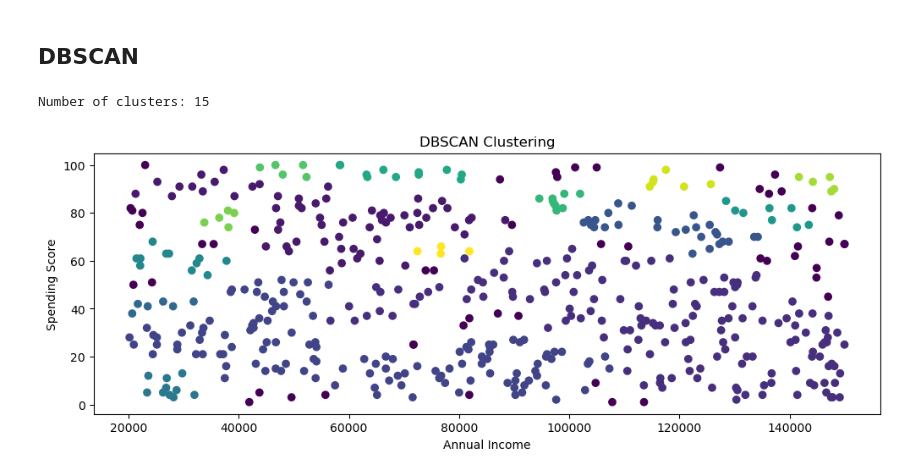
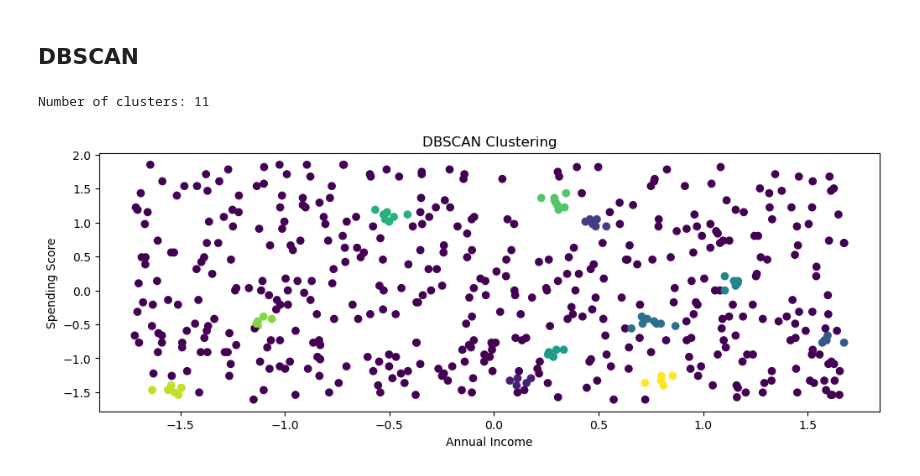
Before and after one commit to qnhn22/retail_analysis, a Jupyter notebook: Final_Project.ipynb, the cells around one changed output. Saved outputs shown, nothing was run; the diff lists cells and outputs as text; code cells hidden in the pictures.

```diff
--- a/Final_Project.ipynb
+++ b/Final_Project.ipynb
@@ -546,29 +565,29 @@ plt.show()
 # %%
 # Select features for clustering
 X = data[['AnnualIncome', 'SpendingScore']]
 
 # normalize data
 scaler = StandardScaler()
 X_scaled = scaler.fit_transform(X)
 
 # Perform DBSCAN clustering
-eps = 0.2  # Maximum distance between two samples to be considered as in the same neighborhood
+eps = 0.1  # Maximum distance between two samples to be considered as in the same neighborhood
 min_samples = 5  # Minimum number of samples in a neighborhood for a point to be considered as a core point
 dbscan = DBSCAN(eps=eps, min_samples=min_samples)
 labels = dbscan.fit_predict(X_scaled)
 
 # Count the number of clusters
 num_clusters = len(np.unique(labels)) - 1  # Subtract 1 to exclude noise points labeled as -1
 print("Number of clusters:", num_clusters)
 
 # Visualize the clusters
 plt.figure(figsize=(12, 4))
 
-plt.scatter(X['AnnualIncome'], X['SpendingScore'], c=labels, cmap='viridis')
+plt.scatter(X_scaled[:,0], X_scaled[:,1], c=labels, cmap='viridis')
 plt.title('DBSCAN Clustering')
 plt.xlabel('Annual Income')
 plt.ylabel('Spending Score')
 plt.show()
 # %% [output]
-Number of clusters: 15
+Number of clusters: 11
-[figure, old version]
+[figure, new version]
```
Also changed, not shown: parts of 2 cells of this notebook.
